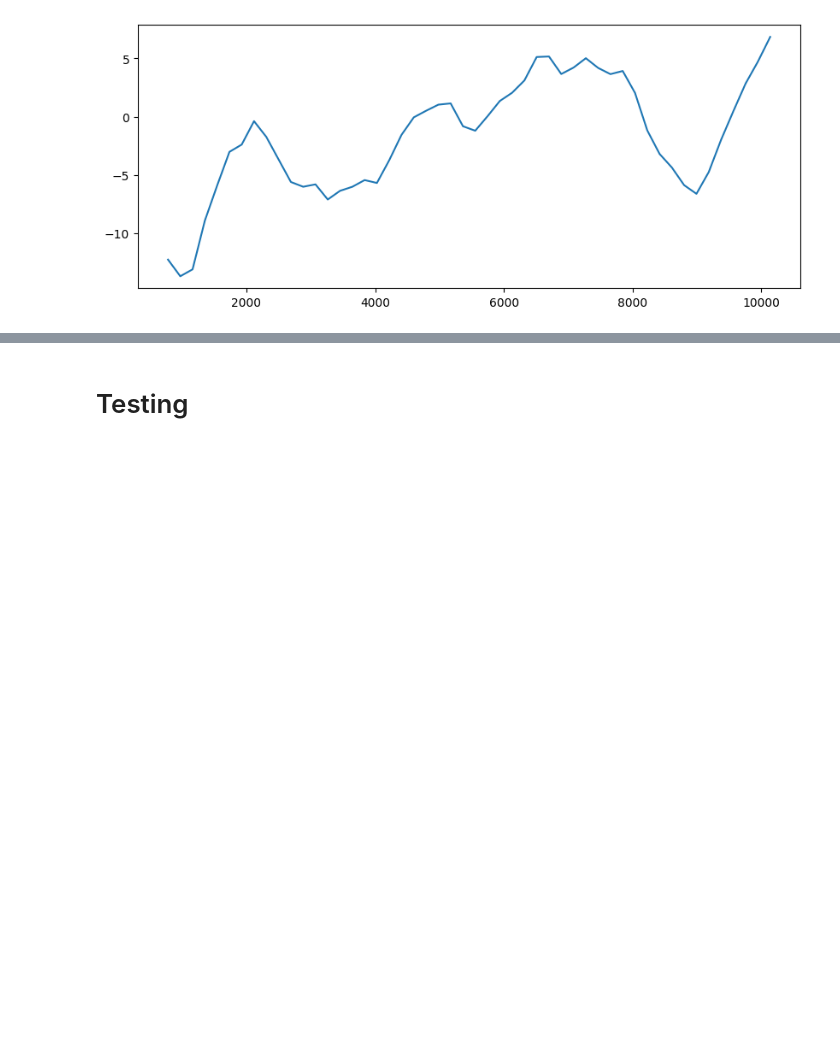
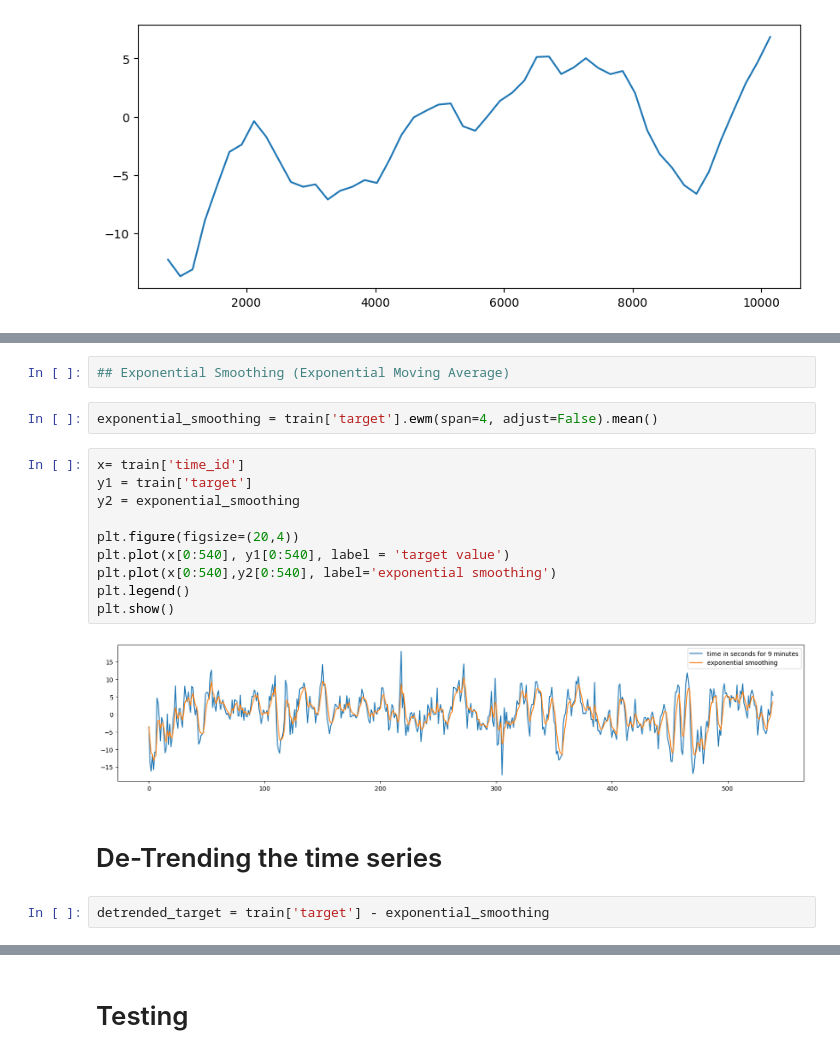
Before and after one commit to UNT-CSCE-Projects/US_stock_market_prediction, a Jupyter notebook: Optiver_Trading_at_the_close.ipynb, the cells around one changed output, grey strips where cells are left out. Drawn from its saved outputs; the diff is of its cells as text; blank space fills up the shorter version.

Commit message:
Added code to extract Trend and De-trend the series

```diff
--- a/Optiver_Trading_at_the_close.ipynb
+++ b/Optiver_Trading_at_the_close.ipynb
@@ -118,0 +135,20 @@ plt.show()
+# %%
+## Exponential Smoothing (Exponential Moving Average)
+# %%
+exponential_smoothing = train['target'].ewm(span=4, adjust=False).mean()
+# %%
+x= train['time_id']
+y1 = train['target']
+y2 = exponential_smoothing
+
+plt.figure(figsize=(20,4))
+plt.plot(x[0:540], y1[0:540], label = 'target value')
+plt.plot(x[0:540],y2[0:540], label='exponential smoothing')
+plt.legend()
+plt.show()
+# %% [output]
+[figure, added]
+# %% [markdown]
+# De-Trending the time series
+# %%
+detrended_target = train['target'] - exponential_smoothing
```
Also changed, not shown: parts of 9 cells of this notebook.
